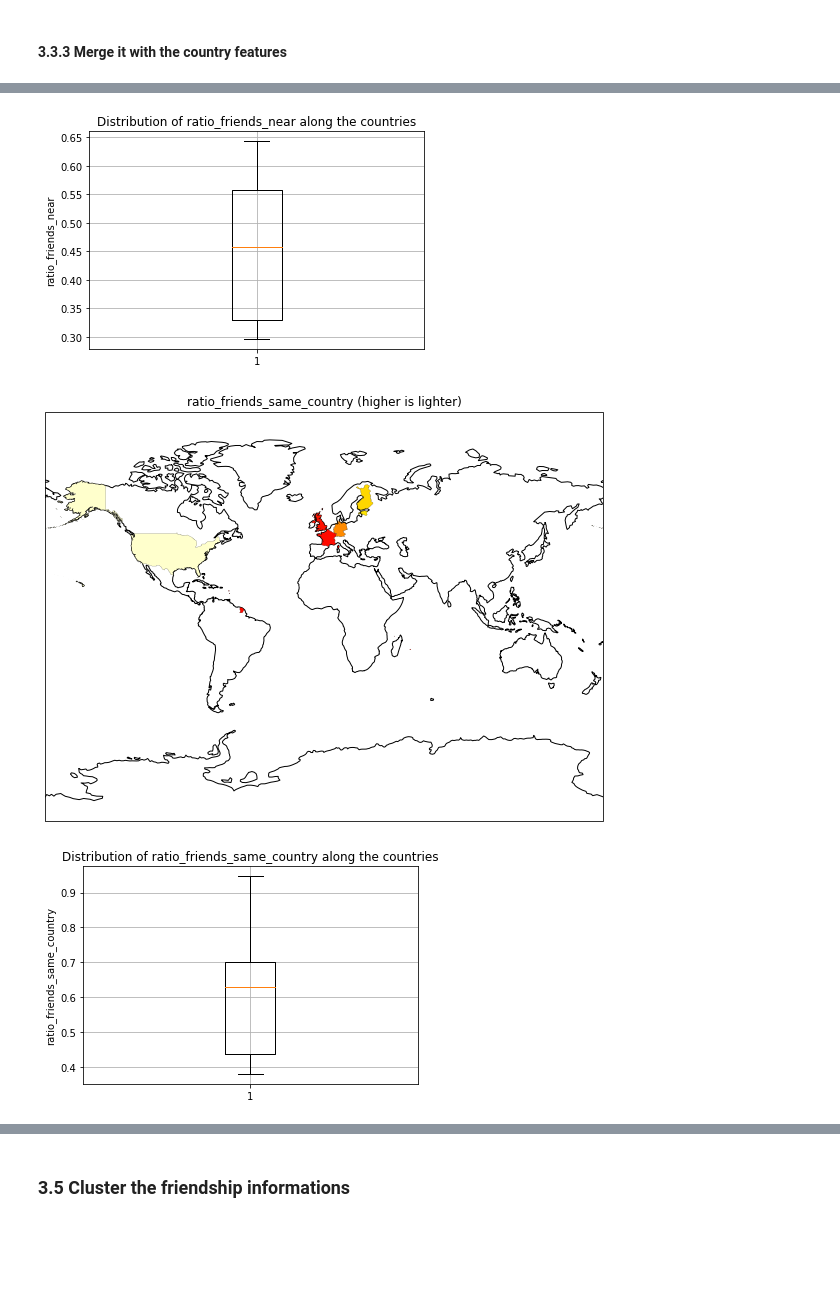
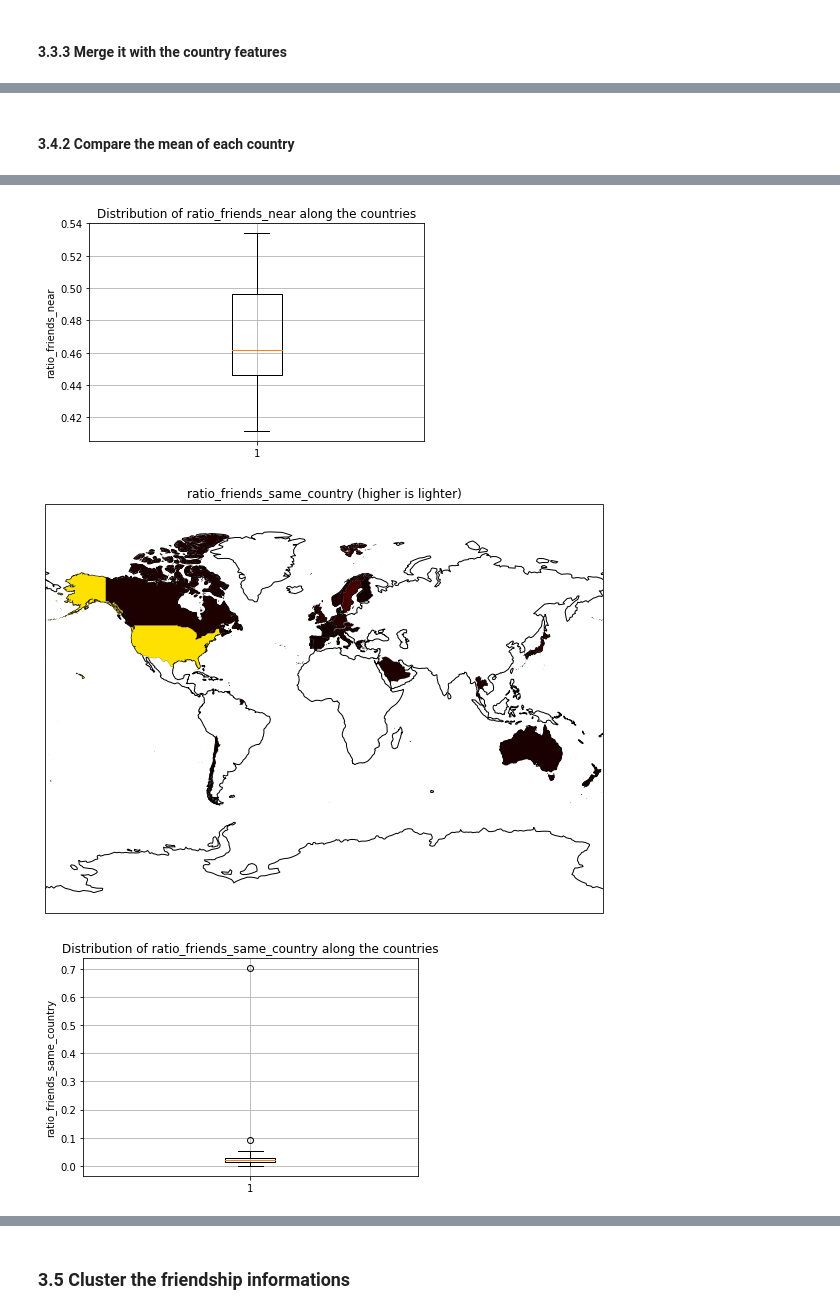
Before and after one commit to asreva/ada-2020-project-milestone-p3-p3_ada-dream-team, a Jupyter notebook: friendship_and_home_position.ipynb, the cells around one changed output, grey strips where cells are left out. Drawn from its saved outputs; the diff is of its cells as text; code cells hidden in the pictures; blank space fills up the shorter version.

```diff
--- a/friendship_and_home_position.ipynb
+++ b/friendship_and_home_position.ipynb
@@ -1064,0 +1157,18 @@ countries_all_features.sample(5)
+# %%
+temp = b_friends_all.merge(bright_nat, left_index = True, right_on = "user").dropna()
+features = ["best_friend_meetings","average_meetings","met_friends"]
+
+fig, axs = plt.subplots(1, 3, figsize =(20,15))
+
+for i, feature in enumerate(features):
+    data = []
+    for alpha3 in valid_countries_alpha3:
+        users = temp[temp.alpha3 == alpha3]
+        data.append(users[feature])
+    #Impossible to see plots with outliers
+    axs[i].boxplot(data,vert=False,showfliers=True)
+    axs[i].set_yticks(np.arange(1,len(valid_countries_alpha3)+1))
+    axs[i].set_yticklabels(valid_countries_alpha3)
+    axs[i].set_xlabel(feature)
+    plt.ylabel("Countries")
+plt.show()
@@ -1064,0 +1177,18 @@ countries_all_features.sample(5)
+# %%
+temp = g_friends_all.merge(gowalla_nat, left_index = True, right_on = "user").dropna()
+features = ["best_friend_meetings","average_meetings","met_friends"]
+
+fig, axs = plt.subplots(1, 3, figsize =(20,15))
+
+for i, feature in enumerate(features):
+    data = []
+    for alpha3 in valid_countries_alpha3:
+        users = temp[temp.alpha3 == alpha3]
+        data.append(users[feature])
+
+    axs[i].boxplot(data,vert=False,showfliers=True)
+    axs[i].set_xlabel(feature)
+    axs[i].set_yticks(np.arange(1,len(valid_countries_alpha3)+1))
+    axs[i].set_yticklabels(valid_countries_alpha3)
+    plt.ylabel("Countries")
+plt.show()
@@ -1065,11 +1197,9 @@ countries_all_features.sample(5)
+# %% [markdown]
+#### 3.4.2 Compare the mean of each country
 # %%
 #Min max the value to be printable
 scaler = MinMaxScaler()
-temp = full_countries_friendships.copy()
-temp["total_nb_friends"] = scaler.fit_transform((temp["total_nb_friends"].values).reshape(-1,1))
-temp["best_friend_meetings"] = scaler.fit_transform((temp["best_friend_meetings"].values).reshape(-1,1))
-temp["average_meetings"] = scaler.fit_transform((temp["average_meetings"].values).reshape(-1,1))
-temp["met_friends"] = scaler.fit_transform((temp["met_friends"].values).reshape(-1,1))
+temp = countries_friendships_0_1.copy()
 
 features = ["ratio_friends_near","ratio_friends_same_country", "total_nb_friends","best_friend_meetings","average_meetings","met_friends"]
 
@@ -1082,7 +1212,7 @@ for feature in features:
     #Plot all countries
     for i in range(0, temp.shape[0]) :
         color = cm.hot(temp.iloc[i][feature])
-        area(ax, temp.iloc[i].alpha3_name, color)
+        area(ax, temp.iloc[i].alpha3, color)
 
     plt.title(feature+" (higher is lighter)")
     plt.show()
@@ -1097,3 +1227,3 @@ for feature in features:
-[figure, old version]
+[figure, new version]
-[figure, old version]
+[figure, new version]
-[figure, old version]
+[figure, new version]
```
Also changed, not shown: parts of 64 cells of this notebook.
